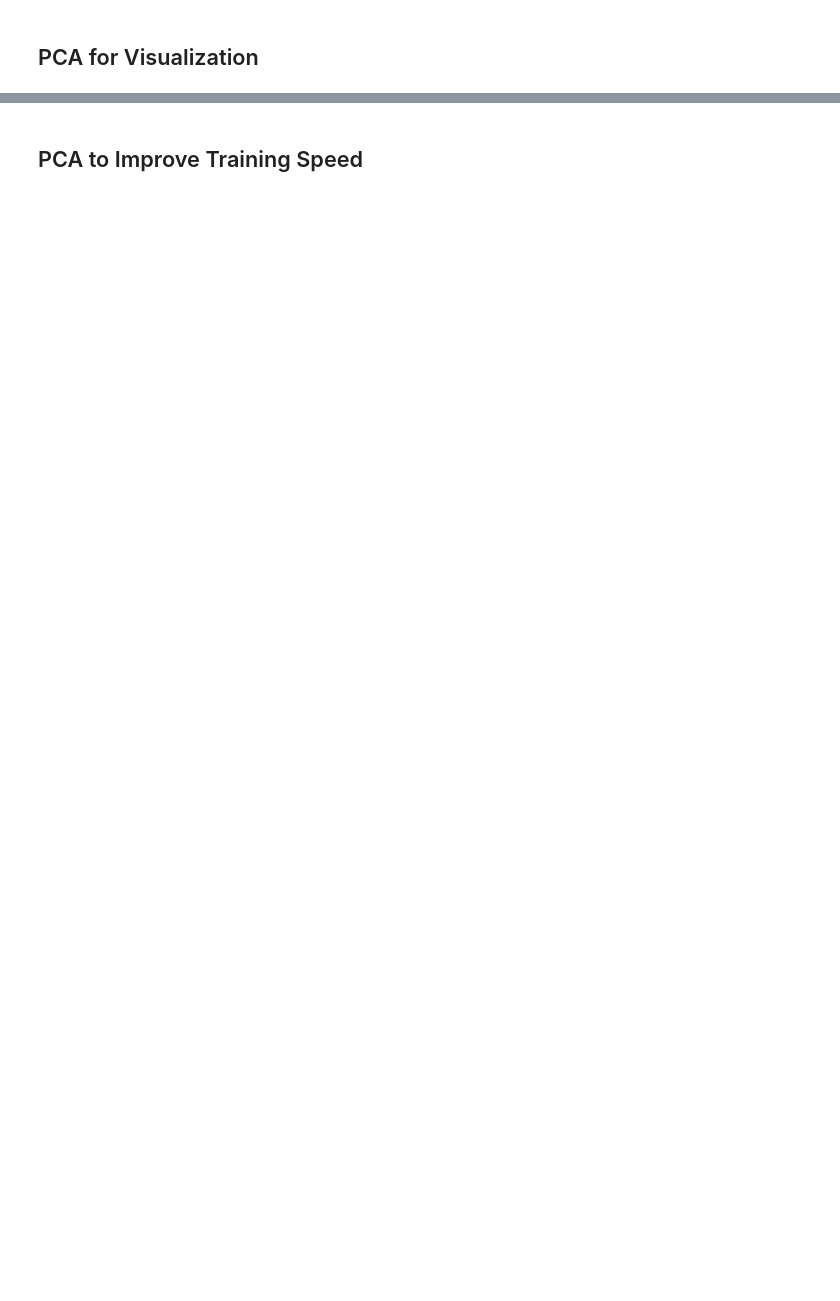
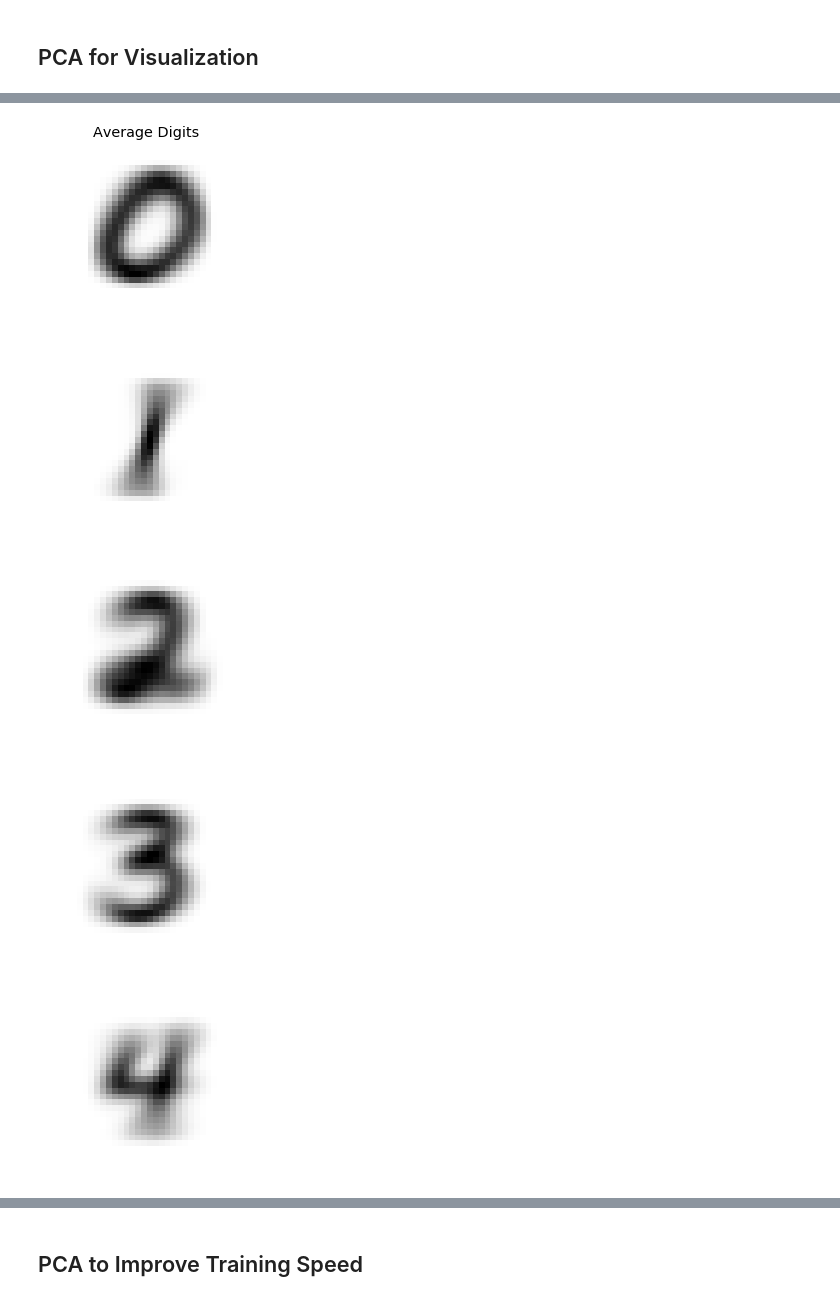
Before and after one commit to neil-ash/Kaggle, a Jupyter notebook: MNIST/MNIST_Revisited.ipynb, the cells around one changed output, grey strips where cells are left out. Drawn from its saved outputs; the diff is of its cells as text; code cells hidden in the pictures; blank space fills up the shorter version.

```diff
--- a/MNIST/MNIST_Revisited.ipynb
+++ b/MNIST/MNIST_Revisited.ipynb
@@ -139,0 +148,12 @@ plt.title('Average Digit Position in Reduced Dimension');
+# %%
+# show the average grid of each digit
+plt.title('Average Digits')
+
+for i in range(10):
+    show_digit(np.sum(X[:y.size, :][y == i], axis=0) / np.sum(y == i))
+# %% [output]
+[figure, added]
+[figure, added]
+[figure, added]
+[figure, added]
+[figure, added]
```
Also changed, not shown: parts of 31 cells of this notebook.
